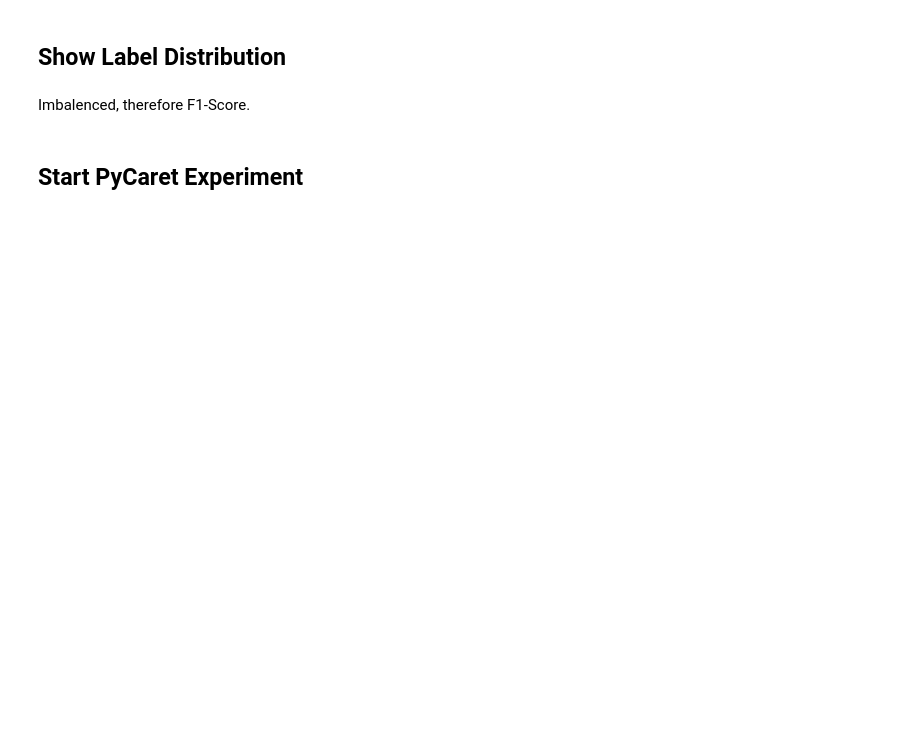
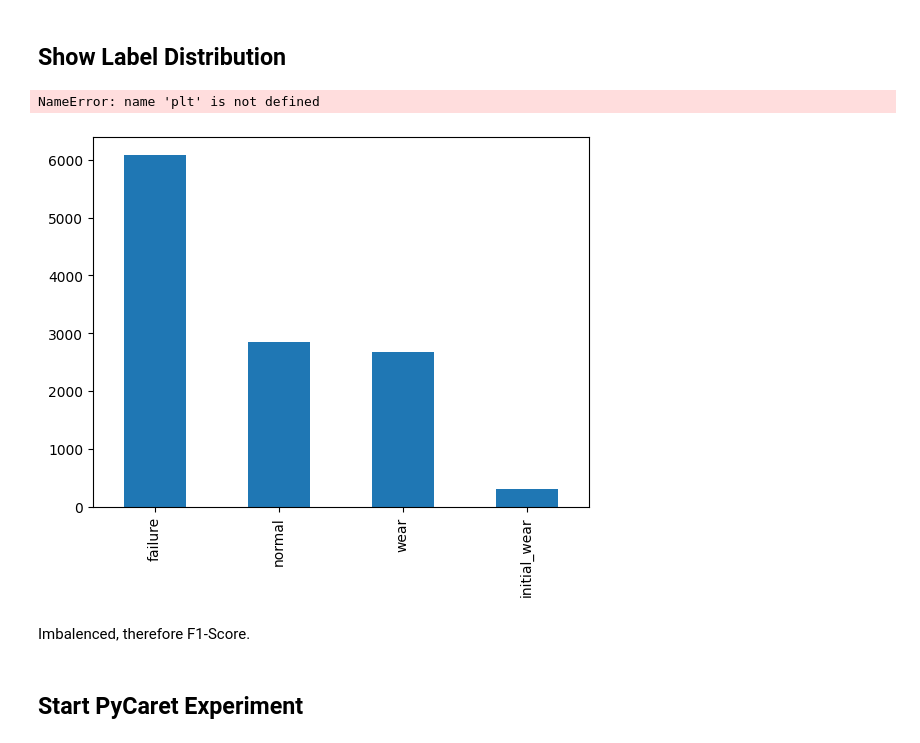
Before and after one commit to LepusMaximus/MultiModPunch, a Jupyter notebook: Example/Example_benchmark.ipynb, the cells around one changed output. Saved outputs shown, nothing was run; the diff lists cells and outputs as text; code cells hidden in the pictures; blank space fills up the shorter version.

```diff
--- a/Example/Example_benchmark.ipynb
+++ b/Example/Example_benchmark.ipynb
@@ -58,0 +146,5 @@ pca_ae = PCA(n_components=counts_ae[1])
+# %%
+columns_ae = [('aePCA_' + str(x)) for x in range(0, data_f.shape[1])]
+# %%
+pdAE = pd.DataFrame(data_ae, columns=columns_ae)
+pdAE.head()
@@ -60,0 +165,13 @@ pca_ae = PCA(n_components=counts_ae[1])
+# %%
+from sklearn.preprocessing import StandardScaler
+#####ENDE HIER
+mask = data.data.Stroke < 78840
+datacoil1 = data.data[mask]
+mask = data.data.Stroke > 78840
+datacoil2 = data.data[mask]
+dickez1 = StandardScaler().fit_transform(datacoil1.Thickness.values.reshape(-1, 1))
+dickez2 = StandardScaler().fit_transform(datacoil2.Thickness.values.reshape(-1, 1))
+dickez = np.append(dickez1, dickez2)
+
+pdThickness = pd.DataFrame(dickez, columns=['Thickness'])
+pdThickness
@@ -61,2 +192,5 @@ pca_ae = PCA(n_components=counts_ae[1])
 # %% [markdown]
 ### Join reduced DataFrame
+# %%
+pdData=pd.concat([pdThickness,pdImg,pdF,pdAE, data.data['Labels']], axis=1)
+pdData
@@ -63,5 +211,14 @@ pca_ae = PCA(n_components=counts_ae[1])
 # %% [markdown]
 ## Show Label Distribution
+# %%
+import matplotlib.pyplot as plt
+counts=pdData['Labels'].value_counts()
+counts.plot(kind="bar")
+plt.tight_layout()
+plt.show()
+# %% [output]
+NameError: name 'plt' is not defined
+[figure, added]
 # %% [markdown]
 Imbalenced, therefore F1-Score.
 # %% [markdown]
```
Also changed, not shown: parts of 28 cells of this notebook, 1 other file.
